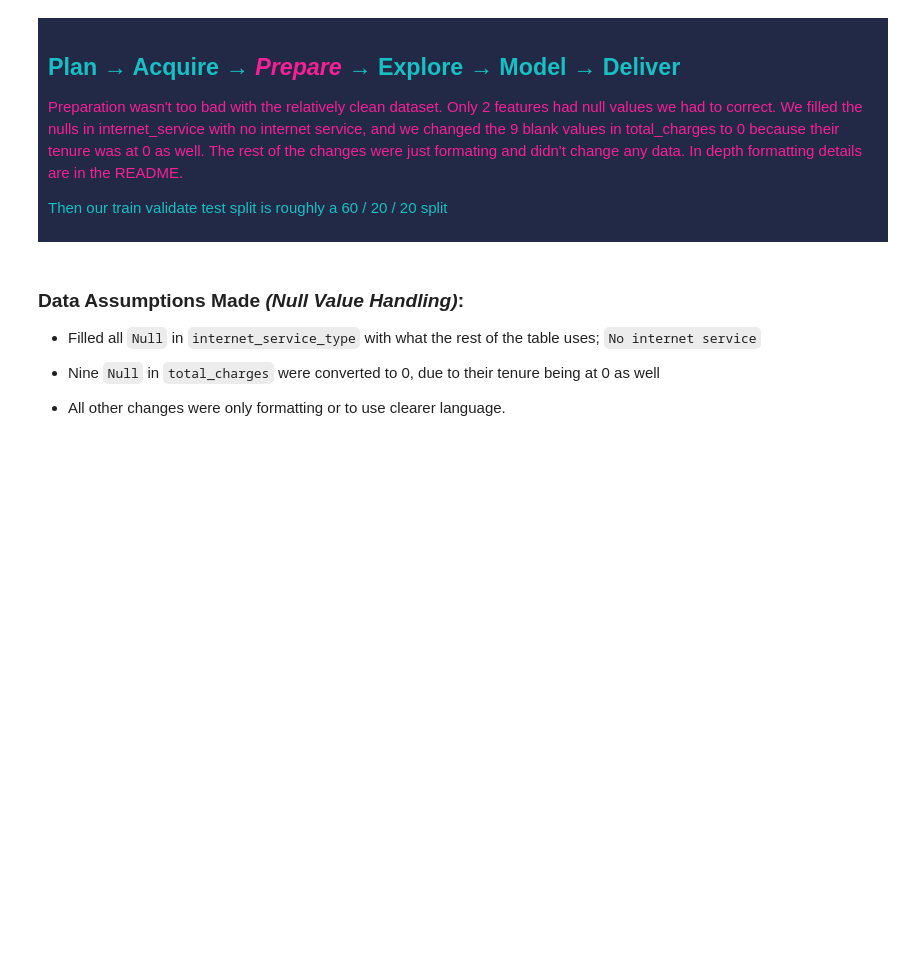
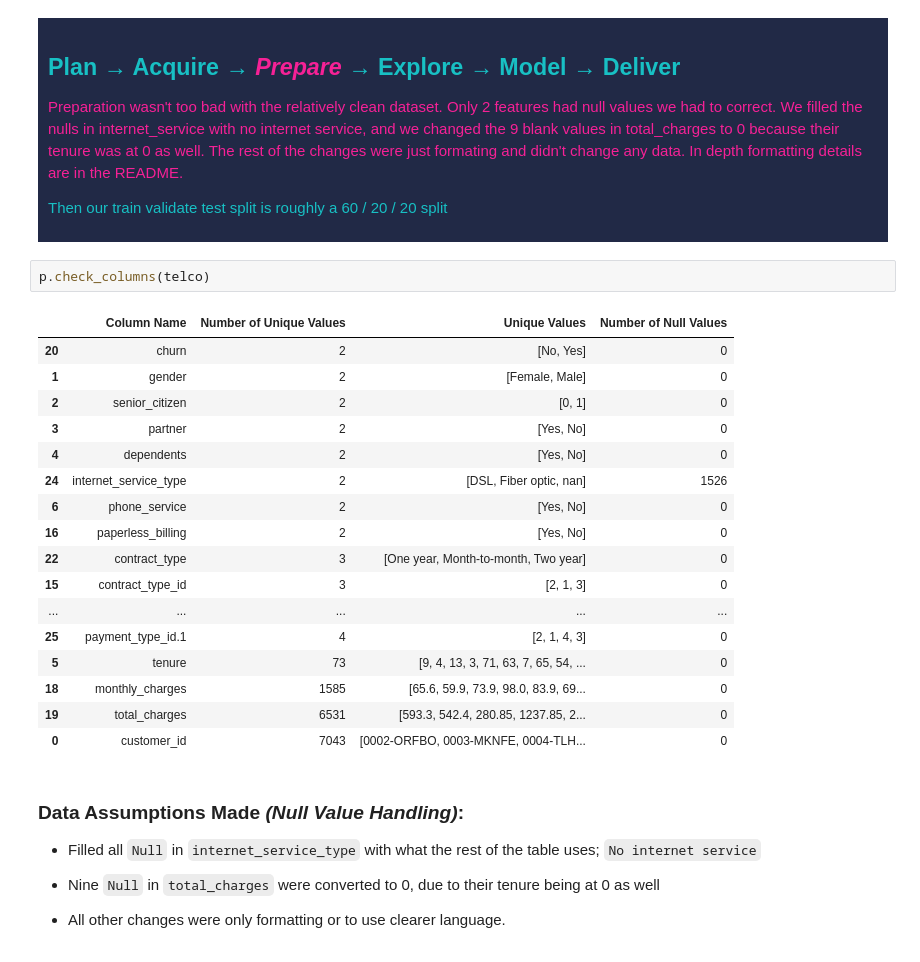
Before and after one commit to Zacharia-Schmitz/Telco_Project, a Jupyter notebook: telco_final.ipynb, the cells around one changed output. Saved outputs shown, nothing was run; the diff lists cells and outputs as text; blank space fills up the shorter version.

```diff
--- a/telco_final.ipynb
+++ b/telco_final.ipynb
@@ -46,6 +46,26 @@ CSV Found
 <font color='#F62196'>Preparation wasn't too bad with the relatively clean dataset. Only 2 features had null values we had to correct. We filled the nulls in internet_service with no internet service, and we changed the 9 blank values in total_charges to 0 because their tenure was at 0 as well. The rest of the changes were just formating and didn't change any data. In depth formatting details are in the README.
 
 Then our train validate test split is roughly a 60 / 20 / 20 split</font>
+# %%
+p.check_columns(telco)
+# %% [output]
+|  | Column Name | Number of Unique Values | Unique Values | Number of Null Values |
+| 20 | churn | 2 | [No, Yes] | 0 |
+| 1 | gender | 2 | [Female, Male] | 0 |
+| 2 | senior_citizen | 2 | [0, 1] | 0 |
+| 3 | partner | 2 | [Yes, No] | 0 |
+| 4 | dependents | 2 | [Yes, No] | 0 |
+| 24 | internet_service_type | 2 | [DSL, Fiber optic, nan] | 1526 |
+| 6 | phone_service | 2 | [Yes, No] | 0 |
+| 16 | paperless_billing | 2 | [Yes, No] | 0 |
+| 22 | contract_type | 3 | [One year, Month-to-month, Two year] | 0 |
+| 15 | contract_type_id | 3 | [2, 1, 3] | 0 |
+| ... | ... | ... | ... | ... |
+| 25 | payment_type_id.1 | 4 | [2, 1, 4, 3] | 0 |
+| 5 | tenure | 73 | [9, 4, 13, 3, 71, 63, 7, 65, 54, ... | 0 |
+| 18 | monthly_charges | 1585 | [65.6, 59.9, 73.9, 98.0, 83.9, 69... | 0 |
+| 19 | total_charges | 6531 | [593.3, 542.4, 280.85, 1237.85, 2... | 0 |
+| 0 | customer_id | 7043 | [0002-ORFBO, 0003-MKNFE, 0004-TLH... | 0 |
 # %% [markdown]
 ### <b>Data Assumptions Made *(Null Value Handling)*:</b>
 
```
